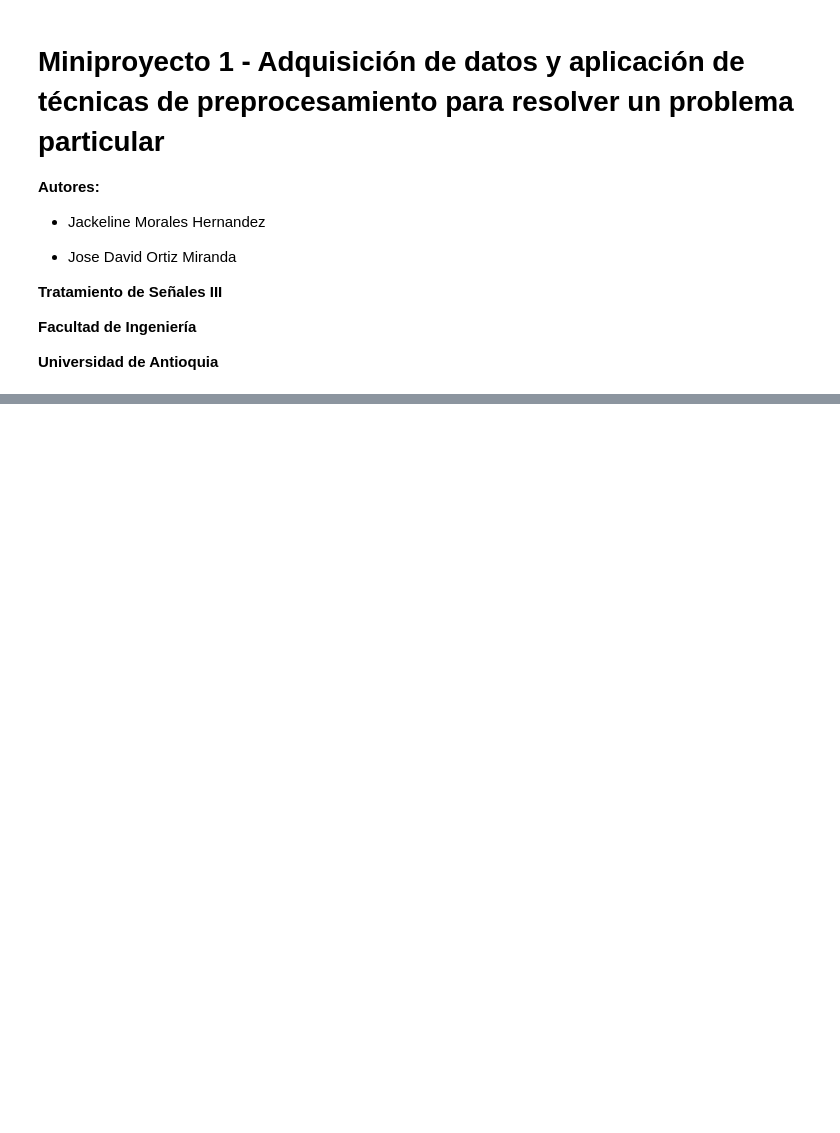
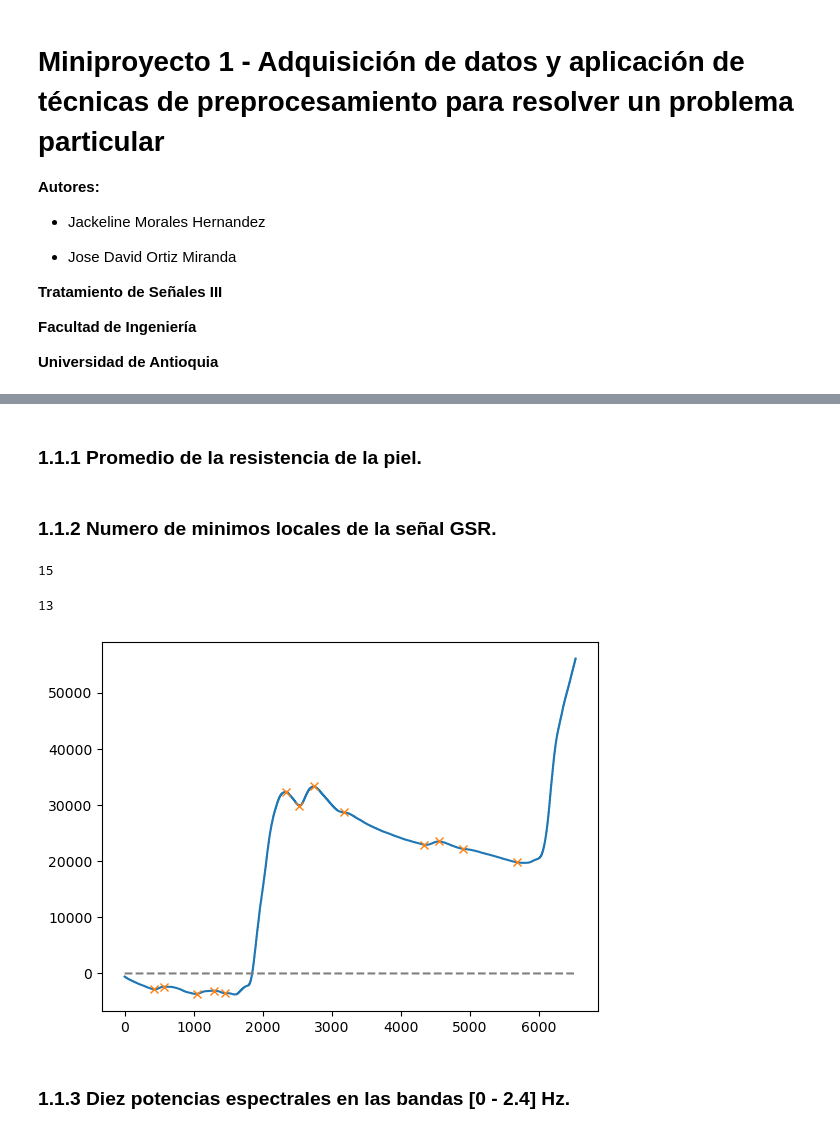
Before and after one commit to JoseOrtiz23/MiniProyecto-1-Se-ales-3, a Jupyter notebook: Miniproyecto 1.ipynb, the cells around one changed output, grey strips where cells are left out. Cells and saved outputs as stored; diff of their text form; code cells hidden in the pictures; blank space fills up the shorter version.

```diff
--- a/Miniproyecto 1.ipynb
+++ b/Miniproyecto 1.ipynb
@@ -47,0 +44,2 @@ print(GSR.mean())
+# %% [markdown]
+### 1.1.1 Promedio de la resistencia de la piel.
@@ -47,0 +52,35 @@ print(GSR.mean())
+# %% [markdown]
+### 1.1.2 Numero de minimos locales de la señal GSR.
+# %%
+for i in range(40):
+    GSR = signals[i,36,:]
+    GSR_num_min,_=find_peaks(-GSR,distance=128)
+    min_locales = len(GSR_num_min)
+    #GSR_Total.append(min_locales)
+print(min_locales)
+# %% [output]
+15
+# %%
+from scipy.signal import argrelextrema
+GSR = signals[0,36,:]
+GSR_num_min,_=find_peaks(-GSR,distance=128)
+min_locales = len(GSR_num_min)
+print(min_locales)
+# %% [output]
+13
+# %%
+import numpy as np
+import matplotlib.pyplot as plt
+from scipy.datasets import electrocardiogram
+from scipy.signal import find_peaks
+x = signals[0,36,:]
+peaks, _ = find_peaks(-x,distance=128)
+plt.plot(-x)
+plt.plot(peaks, -x[peaks], "x")
+plt.plot(np.zeros_like(x), "--", color="gray")
+#plt.xlim(600,700)
+plt.show()
+# %% [output]
+[figure, added]
+# %% [markdown]
+### 1.1.3 Diez potencias espectrales en las bandas [0 - 2.4] Hz.
```
Also changed, not shown: parts of 60 cells of this notebook.
